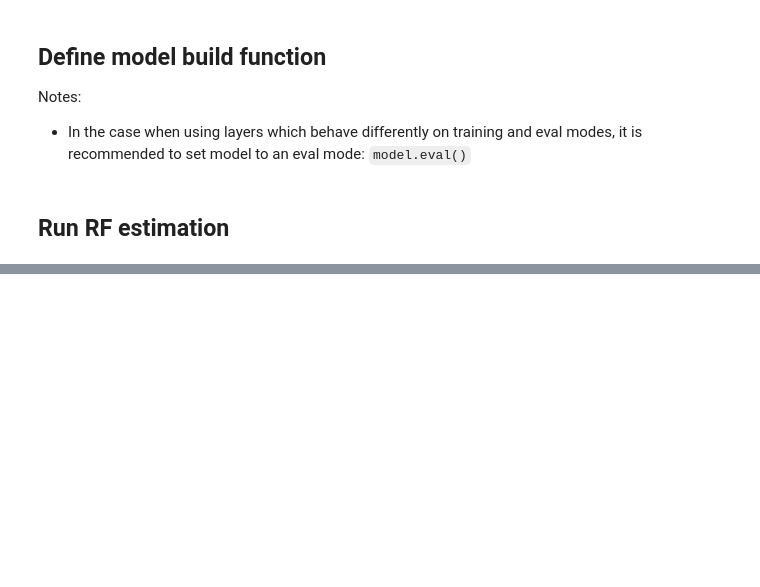
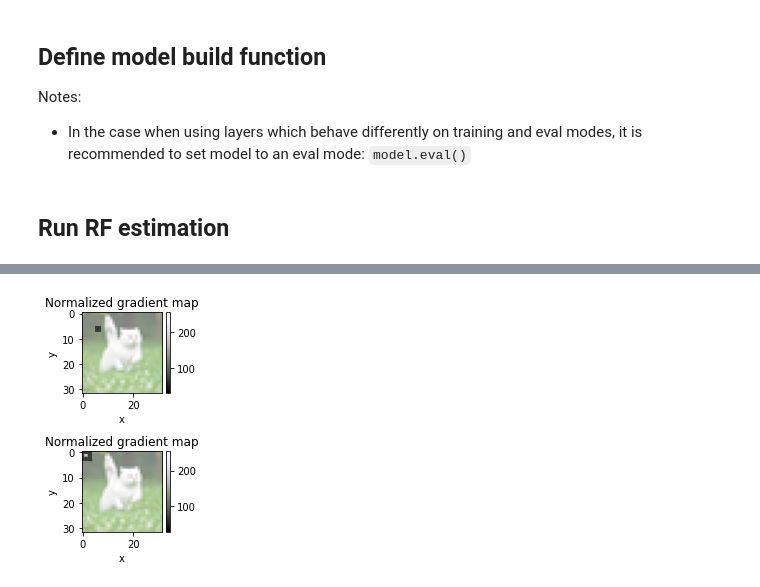
Before and after one commit to pprp/SimpleCVReproduction, a Jupyter notebook: easy-receptive-fields-pytorch/receptivefield/notebooks/minimal_example_with_pytorch_API.ipynb, the cells around one changed output, grey strips where cells are left out. Drawn from its saved outputs; the diff is of its cells as text; code cells hidden in the pictures; blank space fills up the shorter version.

```diff
--- a/easy-receptive-fields-pytorch/receptivefield/notebooks/minimal_example_with_pytorch_API.ipynb
+++ b/easy-receptive-fields-pytorch/receptivefield/notebooks/minimal_example_with_pytorch_API.ipynb
@@ -193 +608,6 @@ rf.plot_gradient_at(fm_id=0, point=(5, 5))
+# %%
+import numpy as np
+rf.plot_gradients_at(points=[(6, 6),(3,3)], image=np.array(imgt))
+# %% [output]
+[figure, added]
 # %%
```
Also changed, not shown: parts of 22 cells of this notebook, 4 other files.
